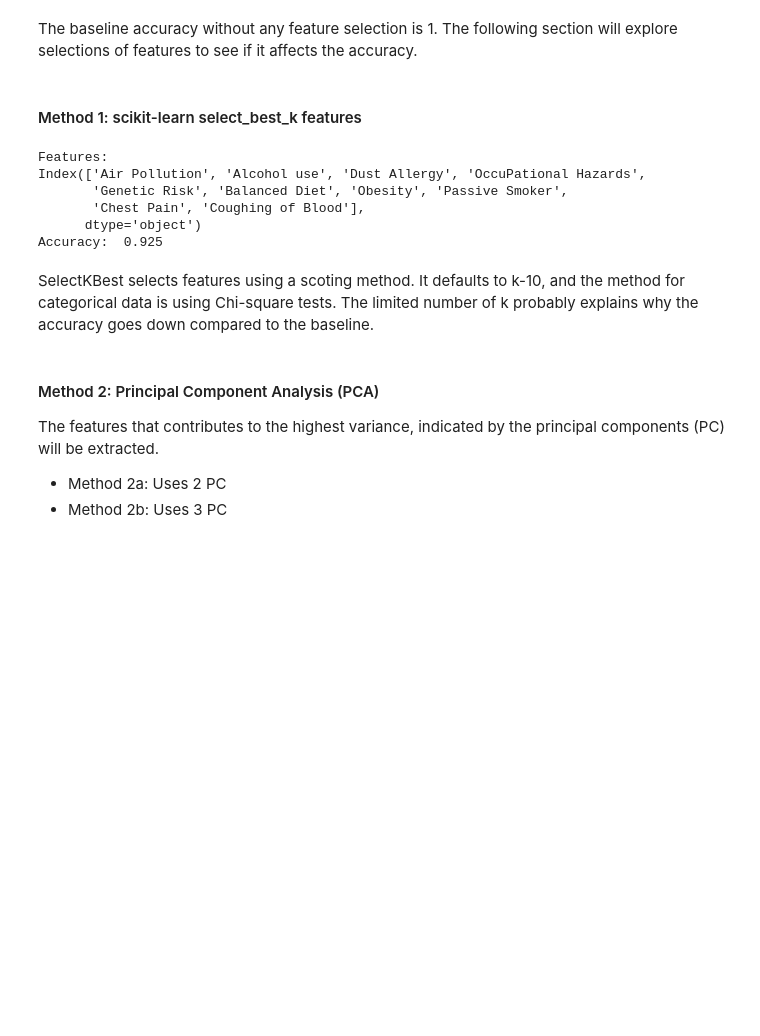
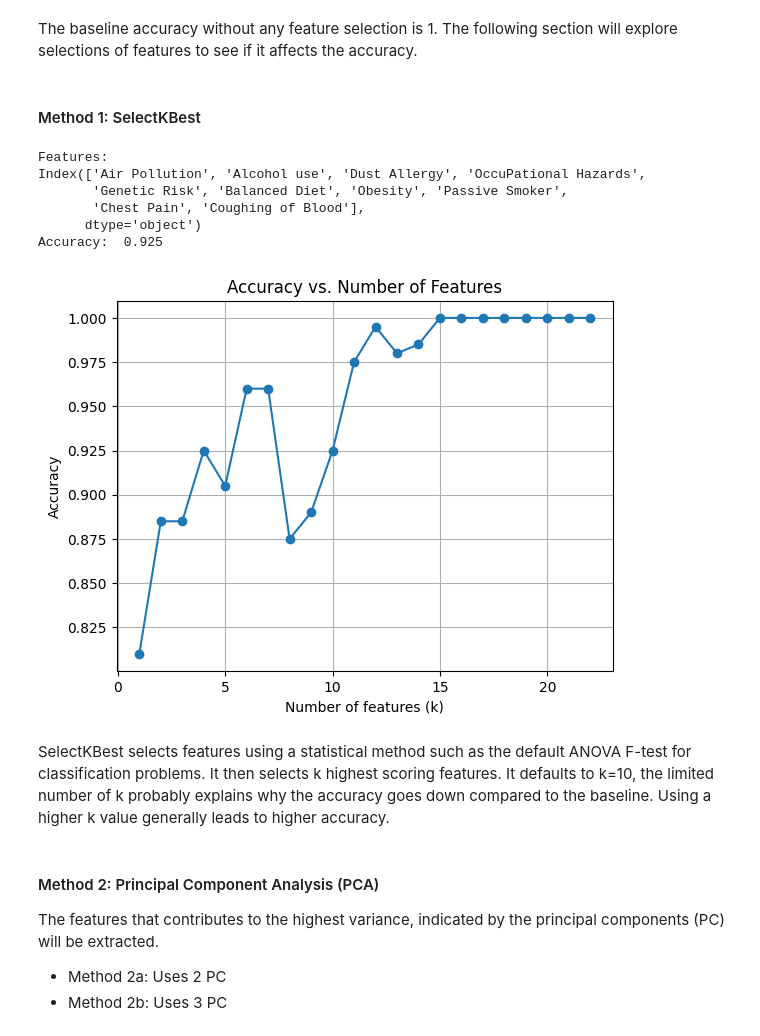
Before and after one commit to eugenegancw/Lung_Cancer_Prediction, a Jupyter notebook: feature_selection_final.ipynb, the cells around one changed output. Cells and saved outputs as stored; diff of their text form; code cells hidden in the pictures; blank space fills up the shorter version.

```diff
--- a/feature_selection_final.ipynb
+++ b/feature_selection_final.ipynb
@@ -47,6 +47,17 @@ from sklearn import svm
 from sklearn.metrics import accuracy_score
 
 # A Naive SVM linear model will be used as benchmark of the feature selection.
+
+def give_baseline_accuracy(feature_selection):
+    X_train_subset = X_train[feature_selection]
+    X_test_subset = X_test[feature_selection]
+    linear_clf = svm.SVC(kernel="linear", decision_function_shape='ovo', probability=True)
+    linear_clf.fit(X_train_subset, y_train)
+    y_pred = linear_clf.predict(X_test_subset)
+    accuracy = accuracy_score(y_test, y_pred)
+    #print("Accuracy: ", accuracy)
+    return(accuracy)
+
 def baseline_accuracy(feature_selection):
     X_train_subset = X_train[feature_selection]
     X_test_subset = X_test[feature_selection]
@@ -55,6 +66,7 @@ def baseline_accuracy(feature_selection):
     y_pred = linear_clf.predict(X_test_subset)
     accuracy = accuracy_score(y_test, y_pred)
     print("Accuracy: ", accuracy)
+    #return(accuracy)
 
 baseline_accuracy(features.columns)
 # %% [output]
@@ -62,25 +74,54 @@ Accuracy:  1.0
 # %% [markdown]
 The baseline accuracy without any feature selection is 1. The following section will explore selections of features to see if it affects the accuracy.
 # %% [markdown]
-#### Method 1: scikit-learn select_best_k features
+#### Method 1: SelectKBest
-# %%
-from sklearn.feature_selection import SelectKBest
-X_train_2 , X_test_2, y_train_2, y_test_2=X_train.copy(), X_test.copy(), y_train.copy(), y_test.copy()
-select_k_best=SelectKBest()
-x_col=select_k_best.fit_transform(X_train_2,y_train_2)
-features_selected_method1=X_train_2.columns[select_k_best.get_support()]
-print("Features:")
-print(features_selected_method1)
-baseline_accuracy(features_selected_method1)
-# %% [output]
-Features:
-Index(['Air Pollution', 'Alcohol use', 'Dust Allergy', 'OccuPational Hazards',
-       'Genetic Risk', 'Balanced Diet', 'Obesity', 'Passive Smoker',
-       'Chest Pain', 'Coughing of Blood'],
-      dtype='object')
-Accuracy:  0.925
+# %%
+from sklearn.feature_selection import SelectKBest
+X_train_2 , X_test_2, y_train_2, y_test_2=X_train.copy(), X_test.copy(), y_train.copy(), y_test.copy()
+
+#default parameters
+select_k_best=SelectKBest()
+x_col=select_k_best.fit_transform(X_train_2,y_train_2)
+features_selected_method1=X_train_2.columns[select_k_best.get_support()]
+print("Features:")
+print(features_selected_method1)
+baseline_accuracy(features_selected_method1)
+
+import matplotlib.pyplot as plt
+from sklearn.feature_selection import SelectKBest
+
+# Initialize lists to store k values and corresponding accuracies
+k_values = []
+accuracies = []
+
+# Iterate over different values of k
+for i in range(1, 23):
+    select_k_best = SelectKBest(k=i)
+    x_col = select_k_best.fit_transform(X_train_2, y_train_2)
+    features_selected_method1 = X_train_2.columns[select_k_best.get_support()]
+    accuracy = give_baseline_accuracy(features_selected_method1)
+
+    # Store k value and accuracy
+    k_values.append(i)
+    accuracies.append(accuracy)
+
+# Plot the results
+plt.plot(k_values, accuracies, marker='o')
+plt.xlabel('Number of features (k)')
+plt.ylabel('Accuracy')
+plt.title('Accuracy vs. Number of Features')
+plt.grid(True)
+plt.show()
+# %% [output]
+Features:
+Index(['Air Pollution', 'Alcohol use', 'Dust Allergy', 'OccuPational Hazards',
+       'Genetic Risk', 'Balanced Diet', 'Obesity', 'Passive Smoker',
+       'Chest Pain', 'Coughing of Blood'],
+      dtype='object')
+Accuracy:  0.925
+[figure, added]
 # %% [markdown]
-SelectKBest selects features using a scoting method. It defaults to k-10, and the method for categorical data is using Chi-square tests. The limited number of k probably explains why the accuracy goes down compared to the baseline.
+SelectKBest selects features using a statistical method such as the default ANOVA F-test for classification problems. It then selects k highest scoring features.  It defaults to k=10, the limited number of k probably explains why the accuracy goes down compared to the baseline. Using a higher k value generally leads to higher accuracy.
 # %% [markdown]
 #### Method 2: Principal Component Analysis (PCA)
 
```
Also changed, not shown: parts of 1 cell of this notebook.
